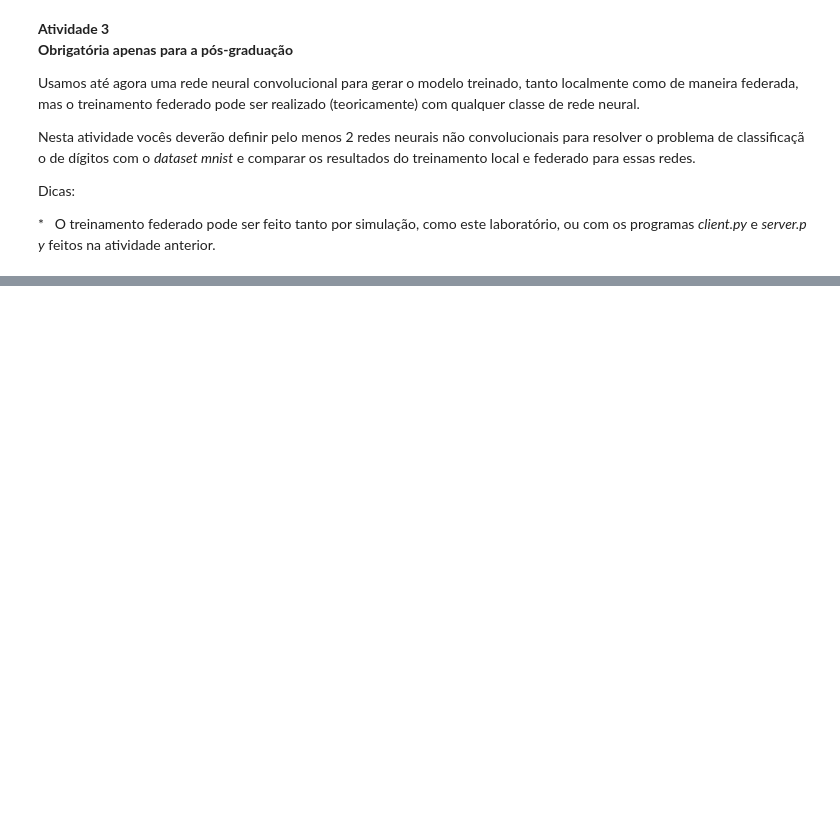
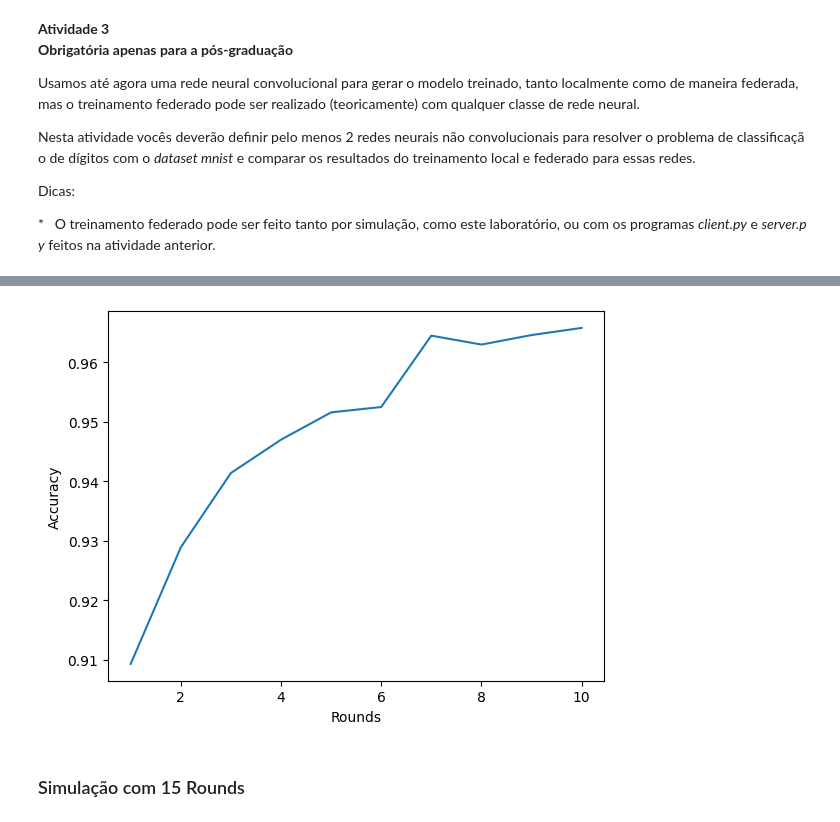
Before and after one commit to thiago-tsms/UFES-programacao-paralela, a Jupyter notebook: Laboratório II/Lab_2_Aprendizado_Federado.ipynb, the cells around one changed output, grey strips where cells are left out. Drawn from its saved outputs; the diff is of its cells as text; code cells hidden in the pictures; blank space fills up the shorter version.

```diff
--- a/Laboratório II/Lab_2_Aprendizado_Federado.ipynb
+++ b/Laboratório II/Lab_2_Aprendizado_Federado.ipynb
@@ -831,0 +833,29 @@ Dicas:
+# %%
+def client_fn_random(cid: str) -> fl.client.Client:
+    input_shape = (28, 28)
+    num_classes = 10
+    num_clients = 10
+    partition_size = 500
+
+
+    # Carrega o dataset MNIST
+    #(x_train, y_train), (x_test, y_test) = mnist.load_data()
+
+    # Normaliza os pixels das imagens para o intervalo [-0.5, 0.5]
+    #x_train = (x_train / 255.0) - 0.5
+    #x_test = (x_test / 255.0) - 0.5
+
+    (x_train, y_train), (x_test, y_test) = tf.keras.datasets.mnist.load_data()
+    sample_size_train = int((1/num_clients)*len(x_train))
+    sample_size_test = int((1/num_clients)*len(x_test))
+    idx_train = np.random.choice(np.arange(len(x_train)), sample_size_train, replace=False)
+    x_train = x_train[idx_train]/255.0
+    y_train = y_train[idx_train]
+    #y_train = tf.one_hot(y_train.astype(np.int32), depth=10)
+    idx_test = np.random.choice(np.arange(len(x_test)), sample_size_test, replace=False)
+    x_test = x_test[idx_test]/255.0
+    y_test = y_test[idx_test]
+    #y_test = tf.one_hot(y_test.astype(np.int32), depth=10)
+    model = define_model(input_shape,num_classes)
+    # Create and return client
+    return FlowerClient(model, x_train, y_train, x_test, y_test)
@@ -831,0 +913,7 @@ Dicas:
+# %%
+history10 = fl.simulation.start_simulation(
+    client_fn=client_fn_random,
+    num_clients=num_clients,
+    config=fl.server.ServerConfig(num_rounds=10),
+    strategy=strategy,
+)
@@ -831,0 +1008,6 @@ Dicas:
+# %%
+plt.plot(*zip(*history10.metrics_distributed['accuracy']))
+plt.xlabel("Rounds")
+plt.ylabel("Accuracy")
+plt.show()
+# %% [output]
@@ -831,0 +1016,3 @@ Dicas:
+[figure, added]
+# %% [markdown]
+### Simulação com 15 Rounds
```
Also changed, not shown: parts of 50 cells of this notebook, 1 other file.
